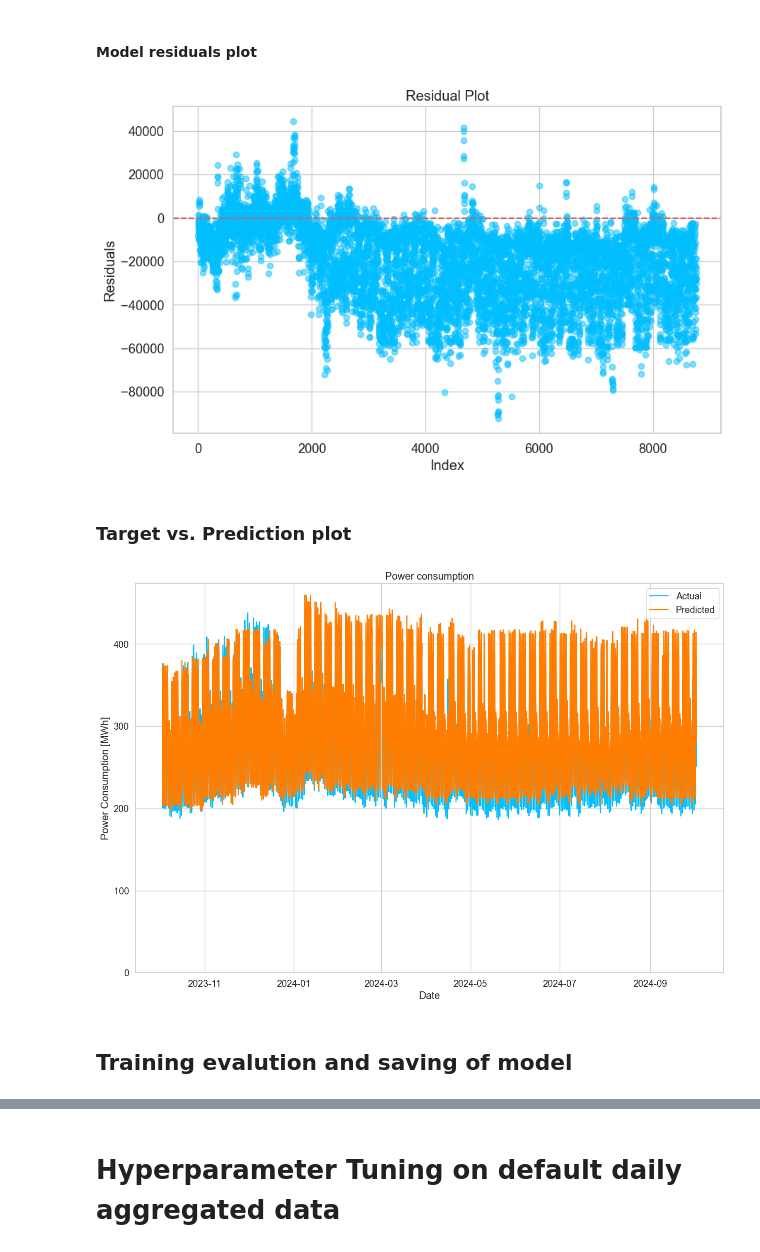
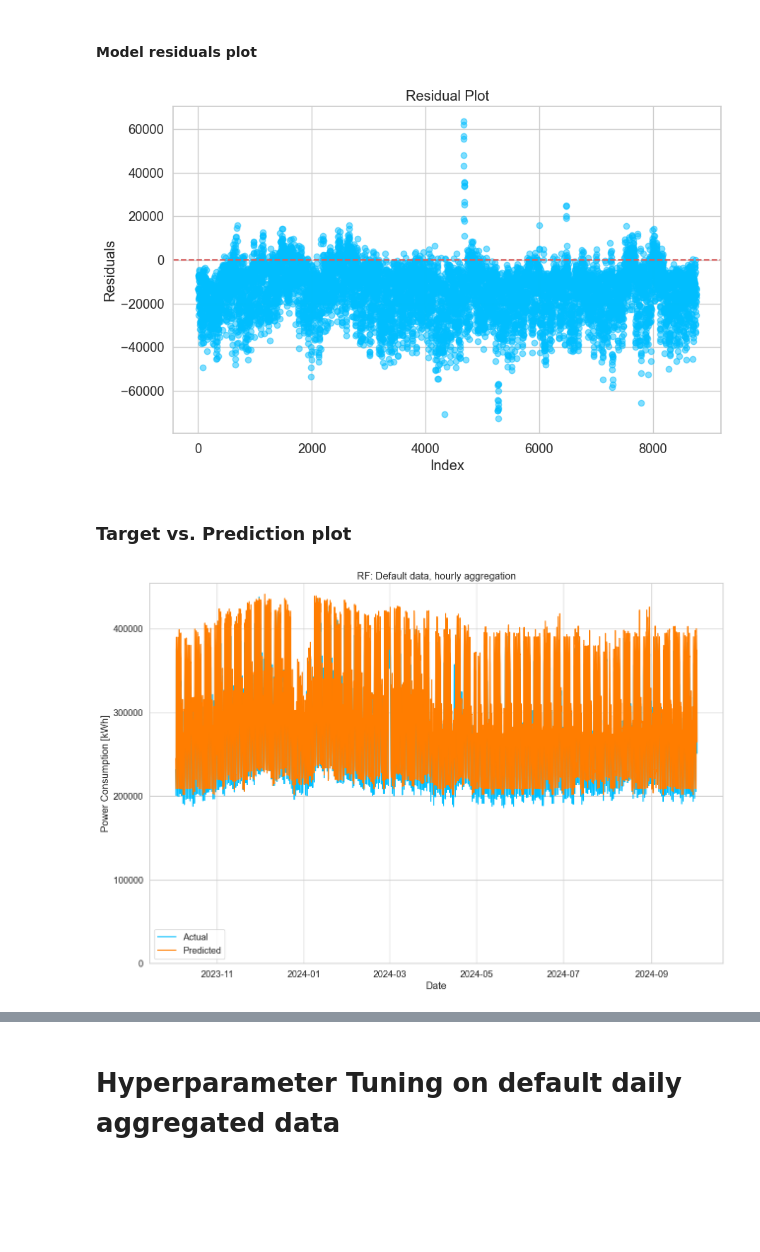
Before and after one commit to d-sbrgr/DSPRO1-power-prediction, a Jupyter notebook: random_forest_models.ipynb, the cells around one changed output, grey strips where cells are left out. Drawn from its saved outputs; the diff is of its cells as text; code cells hidden in the pictures; blank space fills up the shorter version.

Commit message:
chore: add plots for report

```diff
--- a/random_forest_models.ipynb
+++ b/random_forest_models.ipynb
@@ -28,7 +28,7 @@ train = train.sample(frac=1, random_state=42).reset_index(drop=True)
 Both training and test data are now split into X = predictors and Y = target
 # %%
 target_column = 'NE_tot'  # One of 'Value_NE5', 'Value_NE7', 'NE_tot'
-predictor_columns = ['Hr', 'RainDur', 'StrGlo', 'T', 'WD', 'WVs', 'WVv', 'p', 'Vacation', 'Holiday', 'Year', 'Month', 'Day', 'Hour', 'Weekday', 'Corona']
+predictor_columns = ['Hr', 'RainDur', 'StrGlo', 'T', 'WD', 'WVs', 'WVv', 'p', 'Vacation', 'Holiday', 'Month', 'Day', 'Hour', 'Weekday', 'Corona']
 # %%
 X_train = train[predictor_columns]
 y_train = train[target_column]
@@ -192,12 +192,10 @@ R2:   0.807
 # %%
 plot_residuals(y_test, y_pred)
 # %% [output]
-[figure, old version]
+[figure, new version]
 # %% [markdown]
 ### Target vs. Prediction plot
 # %%
-plot_target_and_predictions(test_dates, y_test / 1e3, y_pred / 1e3, "Power consumption", "Date", "Power Consumption [MWh]")
+plot_target_and_predictions(test_dates, y_test, y_pred, "RF: Default data, hourly aggregation", "Date", "Power Consumption [kWh]")
 # %% [output]
-[figure, old version]
+[figure, new version]
-# %% [markdown]
-## Training evalution and saving of model
```
Also changed, not shown: parts of 26 cells of this notebook, 2 other files.
